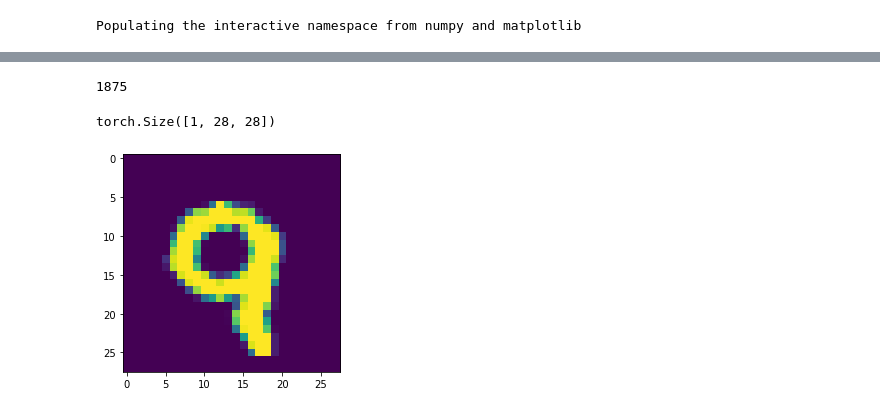
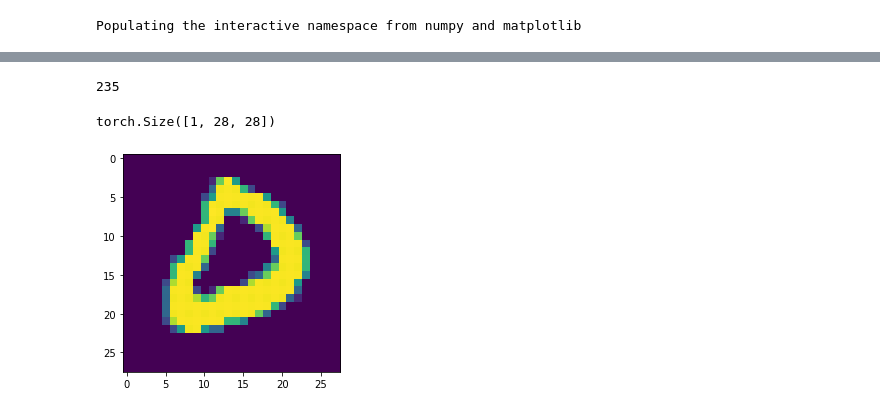
Before and after one commit to luundbr/algos, a Jupyter notebook: gan.ipynb, the cells around one changed output, grey strips where cells are left out. Saved outputs shown, nothing was run; the diff lists cells and outputs as text; code cells hidden in the pictures.

```diff
--- a/gan.ipynb
+++ b/gan.ipynb
@@ -45,14 +49,13 @@ warnings.filterwarnings('ignore')
 # %%
 DEVICE='cuda:0'
 # %%
-BATCH=32
+BATCH=256
 # %%
 train_data = datasets.MNIST(
 	root='data',
 	train=True,
 	transform=transforms.Compose([
 		ToTensor(),
-		# Grayscale(1),
 		transforms.Normalize((0.5), (0.5))
 	]),
 	download=True,
@@ -66,13 +69,12 @@ trainloader = torch.utils.data.DataLoader(
 )
 print(len(trainloader))
 # %% [output]
-1875
+235
 # %%
 for i, data in enumerate(trainloader):
 	if i == 10:
 		print(data[0][0].shape)
 		imshow(data[0][0].reshape(28,28).numpy())
-		break
 # %% [output]
 torch.Size([1, 28, 28])
-[figure, old version]
+[figure, new version]
```
Also changed, not shown: parts of 16 cells of this notebook.
